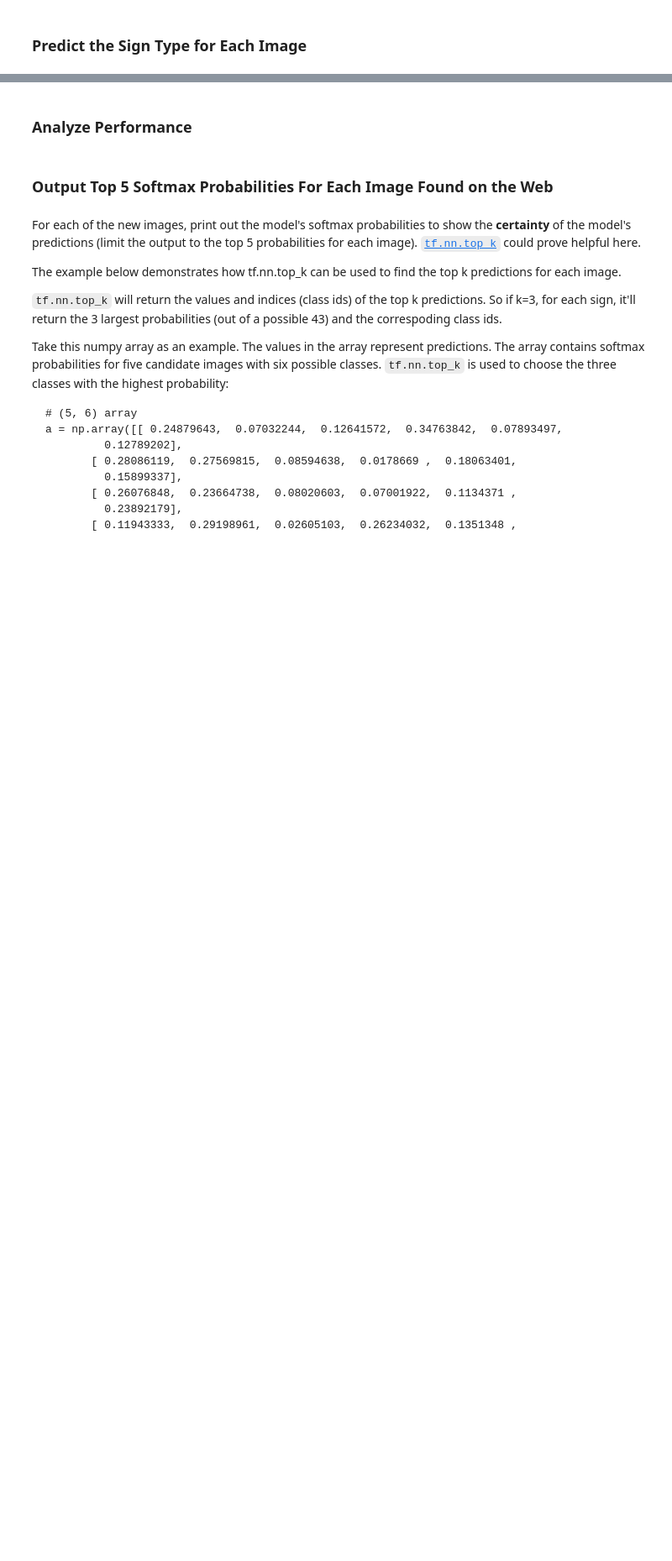
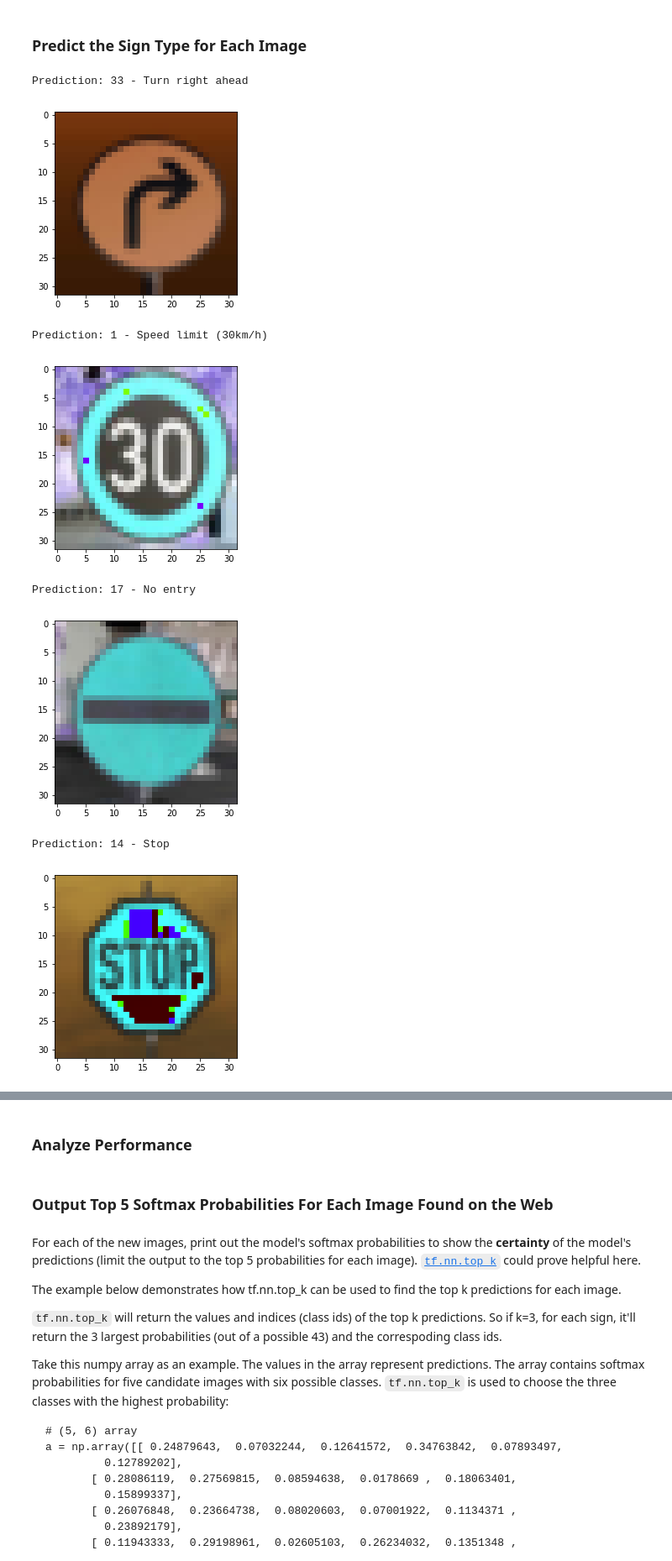
Before and after one commit to schambon77/CarND-Traffic-Sign-Classifier, a Jupyter notebook: Traffic_Sign_Classifier.ipynb, the cells around one changed output, grey strips where cells are left out. Shown at 84% size. Cells and saved outputs as stored; diff of their text form; code cells hidden in the pictures; blank space fills up the shorter version.

```diff
--- a/Traffic_Sign_Classifier.ipynb
+++ b/Traffic_Sign_Classifier.ipynb
@@ -346,3 +358,30 @@ You may find `signnames.csv` useful as it contains mappings from the class id (i
 ### Run the predictions here and use the model to output the prediction for each image.
 ### Make sure to pre-process the images with the same pre-processing pipeline used earlier.
 ### Feel free to use as many code cells as needed.
+
+#Preprocess web images
+web_im_gray = Convert_grayscale(np.array(web_images))
+web_im_preprocessed = Run_normalization(web_im_gray)
+# %%
+with tf.Session() as sess:
+    saver.restore(sess, tf.train.latest_checkpoint('.'))
+    predicted_logits = sess.run(logits, feed_dict={x: web_im_preprocessed})
+    predictions = np.argmax(predicted_logits, 1)
+# %%
+import pandas as pd
+signnames = pd.read_csv('signnames.csv', index_col=0)
+# %%
+for i in range(len(web_images)):
+    print('Prediction: {} - {}'.format(predictions[i], signnames.loc[predictions[i]]['SignName']))
+    plt.figure()
+    plt.imshow(web_images[i])
+    plt.show()
+# %% [output]
+Prediction: 33 - Turn right ahead
+[figure, added]
+Prediction: 1 - Speed limit (30km/h)
+[figure, added]
+Prediction: 17 - No entry
+[figure, added]
+Prediction: 14 - Stop
+[figure, added]
```
Also changed, not shown: parts of 6 cells of this notebook, 3 other files.
